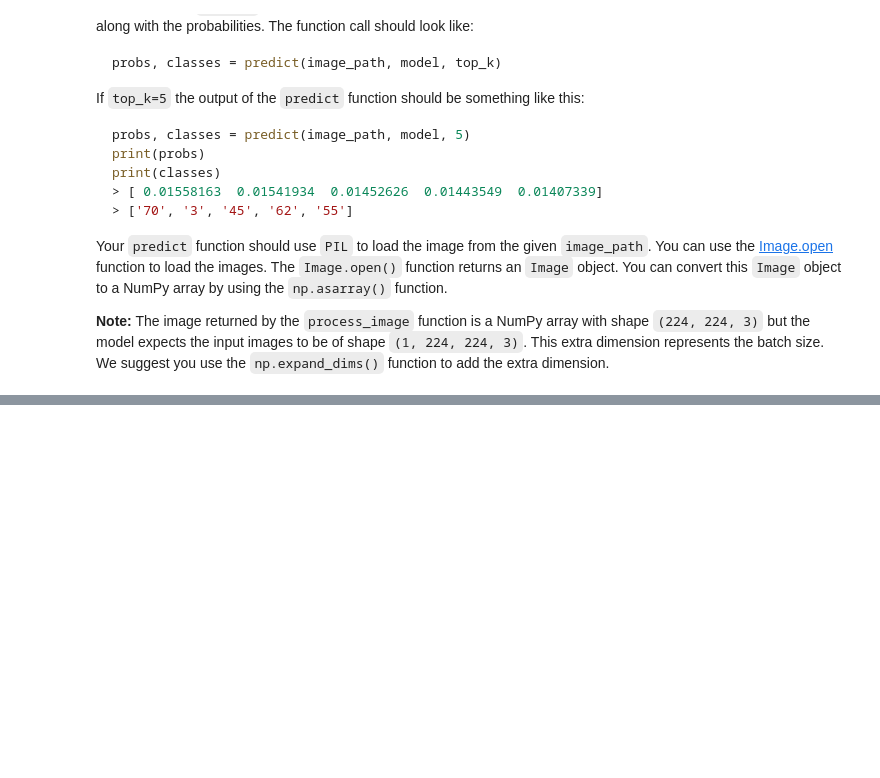
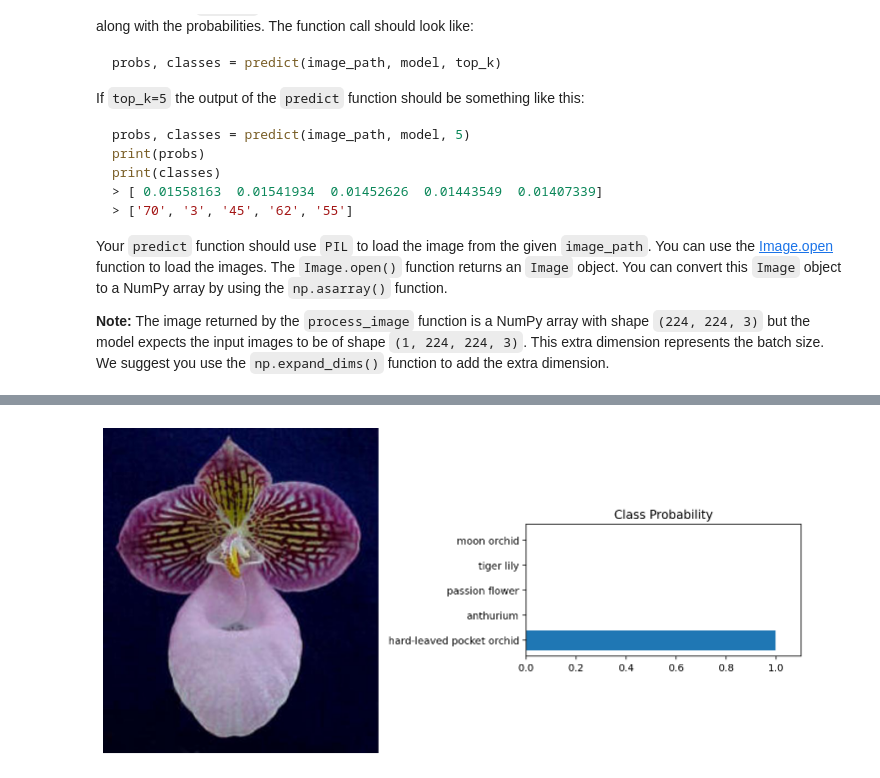
Before and after one commit to watkins-tim/TF-Image-Classifier-Project, a Jupyter notebook: Project_Image_Classifier_Project.ipynb, the cells around one changed output, grey strips where cells are left out. Cells and saved outputs as stored; diff of their text form; code cells hidden in the pictures; blank space fills up the shorter version.

```diff
--- a/Project_Image_Classifier_Project.ipynb
+++ b/Project_Image_Classifier_Project.ipynb
@@ -273,3 +344,10 @@ Finally, convert your image back to a NumPy array using the `.numpy()` method.
+# %%
+# Create the process_image function
+def process_image(image_array):
+    image = tf.convert_to_tensor(image_array)
+    image = tf.image.resize(image, (224,224))
+    image = image/255
+    return image.numpy()
 # %% [markdown]
 To check your `process_image` function we have provided 4 images in the `./test_images/` folder:
 
@@ -324,3 +402,17 @@ Your `predict` function should use `PIL` to load the image from the given `image
+# %%
+# Create the predict function
+
+import heapq
+def predict(image_path, model, top_k):
+    im = Image.open(image_path)
+    image = np.asarray(im)
+    processed_image = process_image(image)
+    p = model.predict(np.expand_dims(processed_test_image,axis=0))
+    indicies = heapq.nlargest(top_k, range(len(p[0])), p[0].__getitem__)
+    preds = p[0][indicies]
+    indicies = list(np.asarray(indicies) + 1)
+
+    return preds, list(map(str,indicies))
 # %% [markdown]
 # Sanity Check
 
@@ -340,0 +431,21 @@ You can convert from the class integer labels to actual flower names using `clas
+# %%
+# Plot the input image along with the top 5 classes
+image_path = './test_images/hard-leaved_pocket_orchid.jpg'
+probs, classes = predict(image_path, model, 5)
+
+names_list = []
+for c in classes:
+    names_list.append(class_names[c])
+
+fig, (ax1, ax2) = plt.subplots(figsize=(10,10), ncols=2)
+ax1.imshow(im)
+ax1.axis('off')
+ax2.barh(np.arange(5), probs)
+ax2.set_aspect(0.1)
+ax2.set_yticks(np.arange(5))
+ax2.set_yticklabels(names_list, size='medium');
+ax2.set_title('Class Probability')
+ax2.set_xlim(0, 1.1)
+plt.tight_layout()
+# %% [output]
+[figure, added]
```
Also changed, not shown: parts of 24 cells of this notebook, 3 other files.
